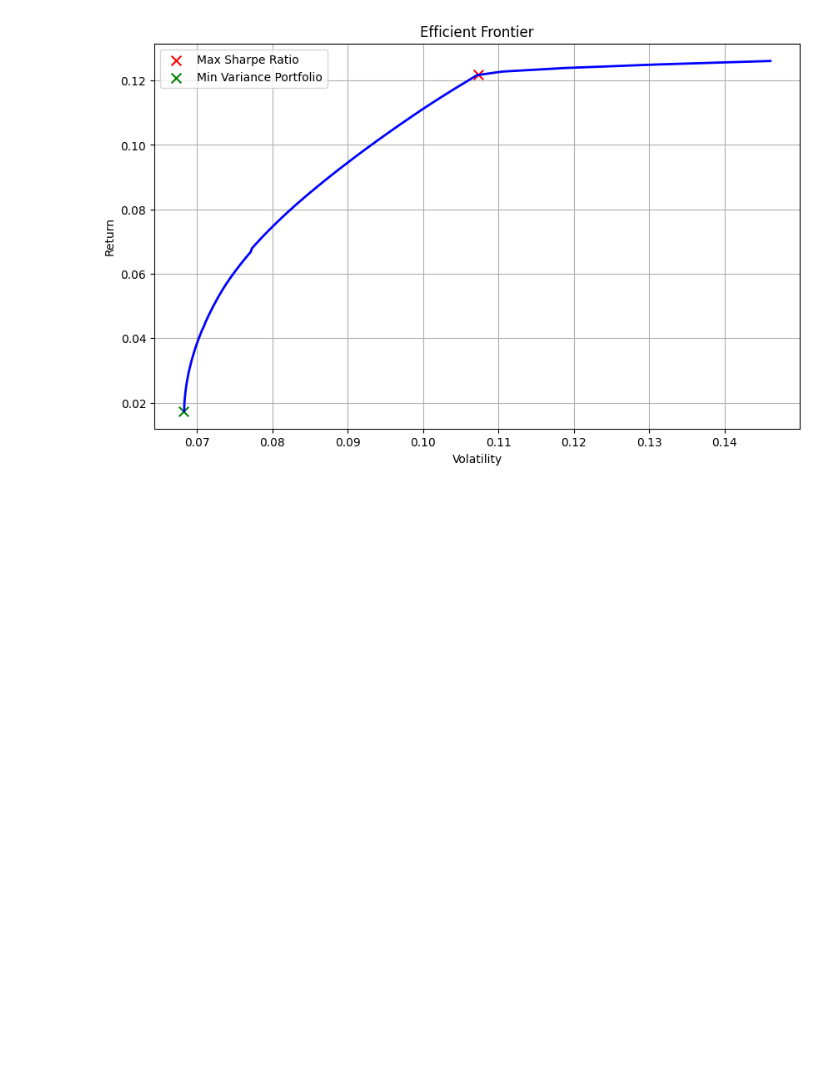
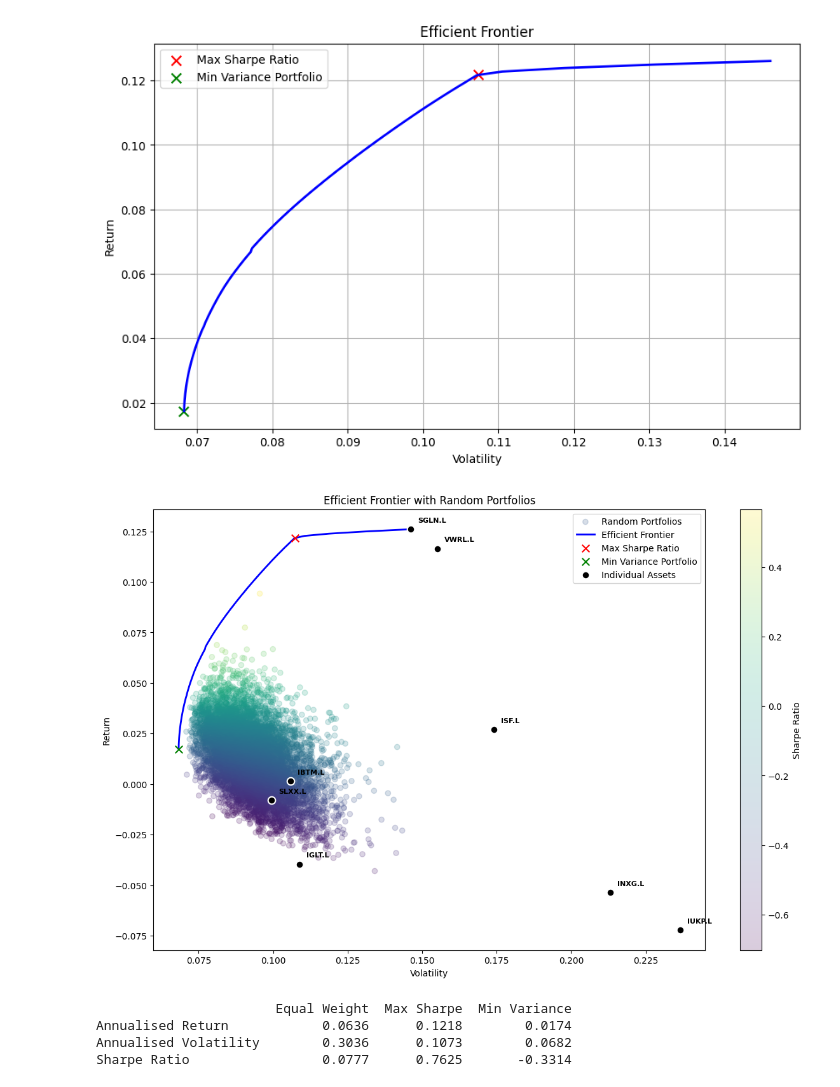
Before and after one commit to poggey/portfolio-optimiser, a Jupyter notebook: notebook.ipynb, the cells around one changed output. Drawn from its saved outputs; the diff is of its cells as text; code cells hidden in the pictures; blank space fills up the shorter version.

Commit message:
Final plot of findings, clean tables

```diff
--- a/notebook.ipynb
+++ b/notebook.ipynb
@@ -285,3 +284,45 @@ plt.savefig('outputs/efficient_frontier.png', dpi=300, bbox_inches='tight')
 plt.show()
 # %% [output]
 [figure]
+# %%
+## Final Plot
+asset_vols = np.sqrt(np.diag(cov_matrix * 252))
+asset_returns = annual_mean_returns
+
+
+plt.figure(figsize=(14, 9))
+plt.scatter(vols_arr, returns_arr, c=sharpes_arr, cmap='viridis', alpha=0.2, label='Random Portfolios')
+plt.colorbar(label='Sharpe Ratio')
+plt.plot(frontier_vols, target_returns, 'b-', linewidth=2, label='Efficient Frontier')
+plt.scatter(opt_vol, opt_ret, c='red', marker='x', s=70, label='Max Sharpe Ratio', zorder=5)
+plt.scatter(m_vol, m_ret, c='green', marker='x', s=70, label='Min Variance Portfolio', zorder=5)
+plt.xlabel('Volatility')
+plt.ylabel('Return')
+plt.title('Efficient Frontier with Random Portfolios')
+plt.scatter(asset_vols, asset_returns, marker='o', s=70,
+            color='black', edgecolor='white', linewidth=1.5,
+            label='Individual Assets', zorder=5)
+for ticker, vol, ret in zip(data.columns, asset_vols, asset_returns):
+    plt.annotate(ticker, (vol, ret), xytext=(8, 8), textcoords='offset points', fontsize=8, fontweight='bold')
+
+plt.legend()
+plt.savefig('outputs/efficient_frontier_with_random.png', dpi=300, bbox_inches='tight')
+plt.show()
+# %% [output]
+[figure, added]
+# %%
+import pandas as pd
+eq_ret, eq_vol, eq_sharpe, _ = portfolio_perf(weights, annual_mean_returns, cov_matrix)
+
+summary = pd.DataFrame({
+    'Equal Weight': [eq_ret, eq_vol, eq_sharpe],
+    'Max Sharpe': [opt_ret, opt_vol, opt_sharpe],
+    'Min Variance': [m_ret, m_vol, m_sharpe]
+}, index=['Annualised Return', 'Annualised Volatility', 'Sharpe Ratio'])
+
+print(summary.round(4))
+# %% [output]
+                       Equal Weight  Max Sharpe  Min Variance
+Annualised Return            0.0636      0.1218        0.0174
+Annualised Volatility        0.3036      0.1073        0.0682
+Sharpe Ratio                 0.0777      0.7625       -0.3314
```
Also changed, not shown: parts of 9 cells of this notebook, 4 other files.
